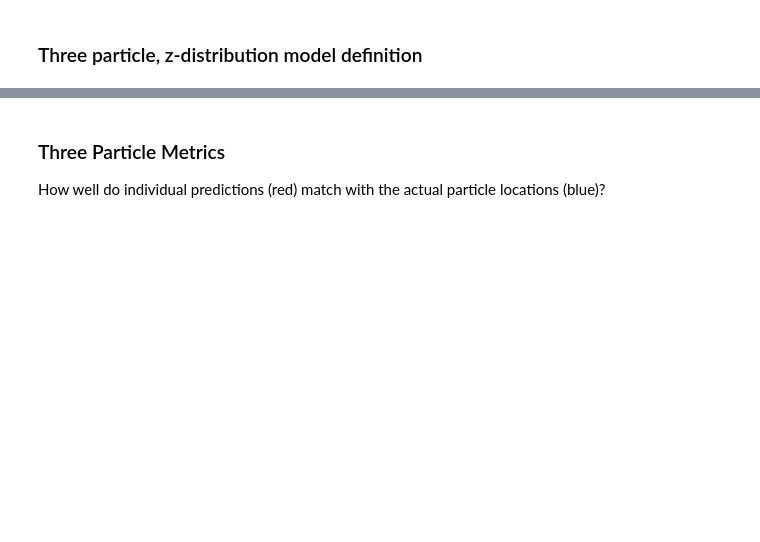
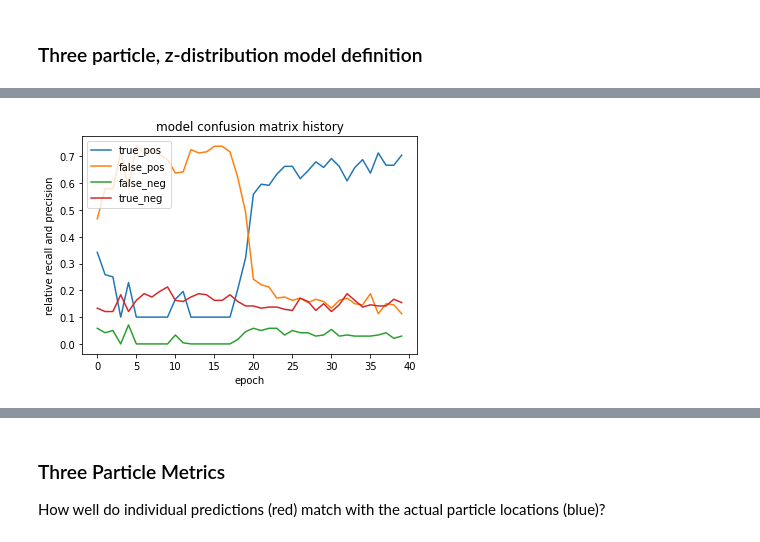
Before and after one commit to NCAR/ai4ess-hackathon-2020, a Jupyter notebook: notebooks/holodec.ipynb, the cells around one changed output, grey strips where cells are left out. Drawn from its saved outputs; the diff is of its cells as text; code cells hidden in the pictures; blank space fills up the shorter version.

```diff
--- a/notebooks/holodec.ipynb
+++ b/notebooks/holodec.ipynb
@@ -402,5 +453,7 @@ valid_outputs_raw = load_raw_datasets(path_data,
 # %%
-# load and normalize data
+# load and normalize data used in the model
+
+output_cols = ["z", "hid"]
 
 train_inputs,\
 train_outputs,\
@@ -447,3 +467,0 @@ def plot_hologram(h, outputs):
-# %%
-h = 300
-plot_hologram(h, train_outputs_raw)
@@ -570,20 +584,14 @@ class Conv2DNeuralNetwork(object):
             ref_activation: Reference activation value for loss function.
         Returns:
         """
-        print(f"layer shape {self.model.layers[layer_index].output.shape}")
         saliency_values = np.zeros((self.model.layers[layer_index].output.shape[-1],
                                     x.shape[0], x.shape[1],
                                     x.shape[2], x.shape[3]),
                                    dtype=np.float32)
-        print(f"output layer shape -1: {self.model.layers[layer_index].output.shape[-1]}")
         for s in trange(self.model.layers[layer_index].output.shape[-1], desc="neurons"):
-            print(f"s: {s}")
             sub_model = Model(self.model.input, self.model.layers[layer_index].output[:, s])
-            print(f"sub_model:\n{sub_model}")
             batch_indices = np.append(np.arange(0, x.shape[0], self.batch_size), x.shape[0])
-            print(f"batch_indices\n{batch_indices}")
             for b, batch_index in enumerate(tqdm(batch_indices[:-1], desc="batch examples", leave=False)):
-                print(f"b, batch_index, batch_indices[b + 1]: {b}, {batch_index}, {batch_indices[b + 1]}")
                 x_case = tf.Variable(x[batch_index:batch_indices[b + 1]])
                 with tf.GradientTape() as tape:
                     tape.watch(x_case)
@@ -594,7 +602,7 @@ class Conv2DNeuralNetwork(object):
                                    name="saliency")
         return saliency_da
 
-    def output_hidden_layer(self, x, layer_index=-3):
+    def output_hidden_layer(self, x, batch_size=1024, layer_index=-3):
         """
         Chop the end off the neural network and capture the output from the specified layer index
         Args:
@@ -604,5 +612,5 @@ class Conv2DNeuralNetwork(object):
             output: array containing output of that layer for each example.
         """
         sub_model = Model(self.model.input, self.model.layers[layer_index].output)
-        output = sub_model.predict(x, batch_size=self.batch_size)
+        output = sub_model.predict(x, batch_size=batch_size)
         return output
@@ -713,13 +719,8 @@ decay = 0.1
 optimizer = "adam"
 loss = "categorical_crossentropy"
 batch_size = 128
-epochs = 20
+epochs = 40
 verbose = 1
-
-seed = 328942
-np.random.seed(seed)
-random.seed(seed)
-tf.random.set_seed(seed)
 # %%
 # 3 particle z dist model build, compile, fit, and predict
 
@@ -871,3 +770,17 @@ plt.show()
+# %%
+# visualize confusion matrix history
+
+plt.plot(hist['true_pos'])
+plt.plot(hist['false_pos'])
+plt.plot(hist['false_neg'])
+plt.plot(hist['true_neg'])
+plt.title('model confusion matrix history')
+plt.ylabel('relative recall and precision')
+plt.xlabel('epoch')
+plt.legend(['true_pos', 'false_pos', 'false_neg', 'true_neg'], loc='upper left')
+plt.show()
+# %% [output]
+[figure, added]
 # %%
 # save the model
 print("Saving results..")
```
Also changed, not shown: parts of 41 cells of this notebook.
